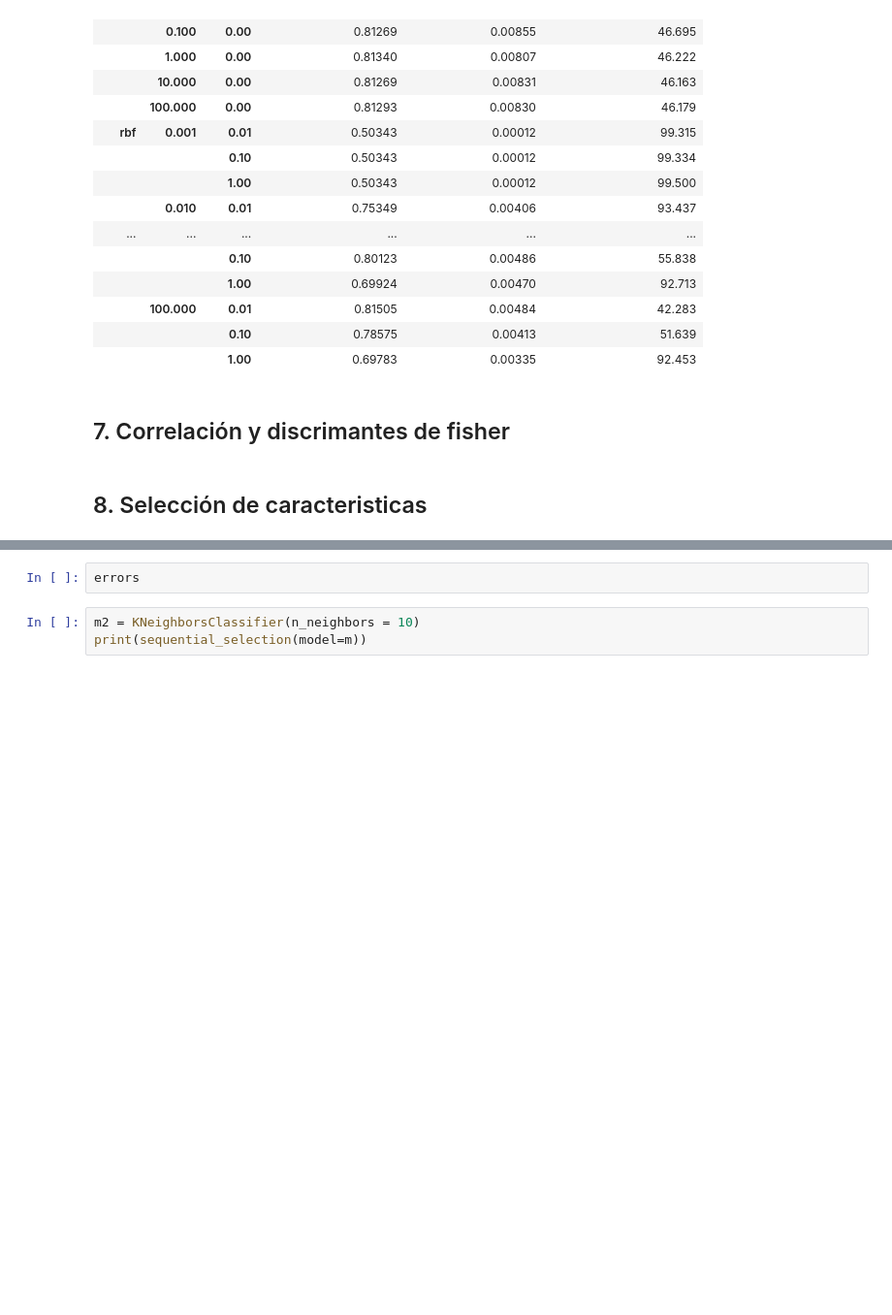
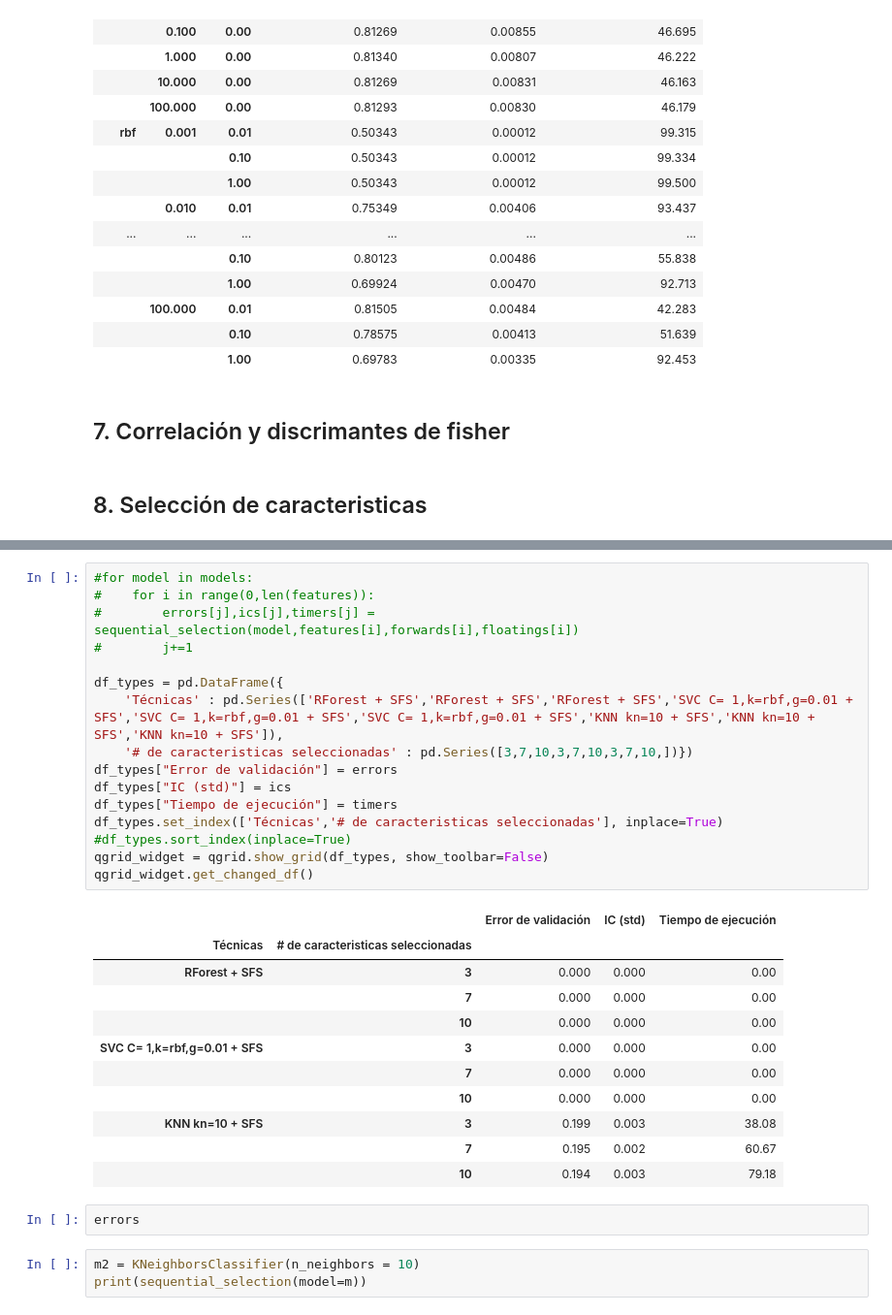
Before and after one commit to jaiderog/ML_IntroductoryCourse, a Jupyter notebook: Proyecto/Modelos.ipynb, the cells around one changed output, grey strips where cells are left out. Shown at 97% size. Drawn from its saved outputs; the diff is of its cells as text; blank space fills up the shorter version.

Commit message:
thread in seleccion de caracteristicas

```diff
--- a/Proyecto/Modelos.ipynb
+++ b/Proyecto/Modelos.ipynb
@@ -849,3 +792,31 @@ STOPPING EARLY DUE TO KEYBOARD INTERRUPT...[Parallel(n_jobs=1)]: Using backend S
+# %%
+#for model in models:
+#    for i in range(0,len(features)):
+#        errors[j],ics[j],timers[j] = sequential_selection(model,features[i],forwards[i],floatings[i])
+#        j+=1
+
+df_types = pd.DataFrame({
+    'Técnicas' : pd.Series(['RForest + SFS','RForest + SFS','RForest + SFS','SVC C= 1,k=rbf,g=0.01 + SFS','SVC C= 1,k=rbf,g=0.01 + SFS','SVC C= 1,k=rbf,g=0.01 + SFS','KNN kn=10 + SFS','KNN kn=10 + SFS','KNN kn=10 + SFS']),
+    '# de caracteristicas seleccionadas' : pd.Series([3,7,10,3,7,10,3,7,10,])})
+df_types["Error de validación"] = errors
+df_types["IC (std)"] = ics
+df_types["Tiempo de ejecución"] = timers
+df_types.set_index(['Técnicas','# de caracteristicas seleccionadas'], inplace=True)
+#df_types.sort_index(inplace=True)
+qgrid_widget = qgrid.show_grid(df_types, show_toolbar=False)
+qgrid_widget.get_changed_df()
+# %% [output]
+|  |  | Error de validación | IC (std) | Tiempo de ejecución |
+| Técnicas | # de caracteristicas seleccionadas |  |  |  |
+| RForest + SFS | 3 | 0.000 | 0.000 | 0.00 |
+|  | 7 | 0.000 | 0.000 | 0.00 |
+|  | 10 | 0.000 | 0.000 | 0.00 |
+| SVC C= 1,k=rbf,g=0.01 + SFS | 3 | 0.000 | 0.000 | 0.00 |
+|  | 7 | 0.000 | 0.000 | 0.00 |
+|  | 10 | 0.000 | 0.000 | 0.00 |
+| KNN kn=10 + SFS | 3 | 0.199 | 0.003 | 38.08 |
+|  | 7 | 0.195 | 0.002 | 60.67 |
+|  | 10 | 0.194 | 0.003 | 79.18 |
 # %%
 errors
 # %%
```
Also changed, not shown: parts of 6 cells of this notebook, 1 other file.
